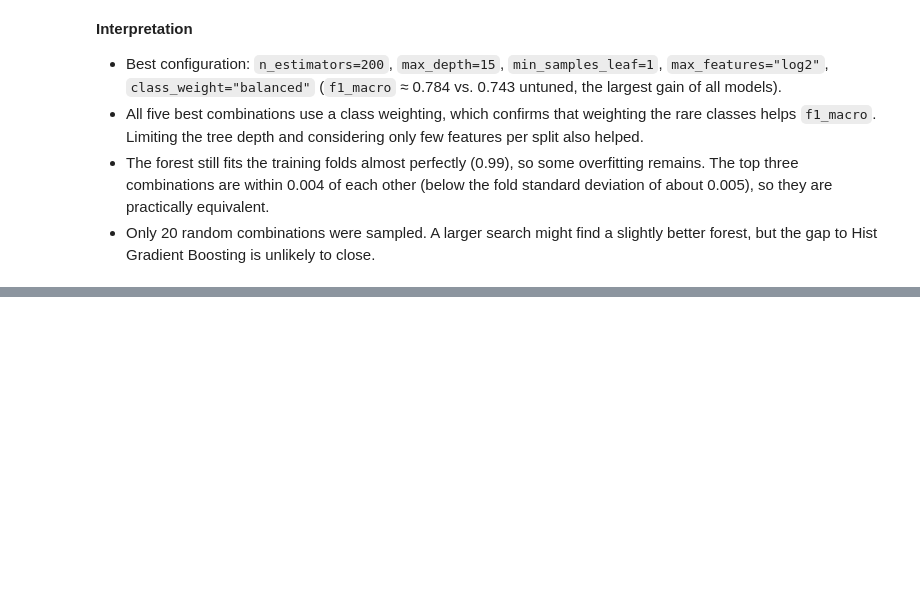
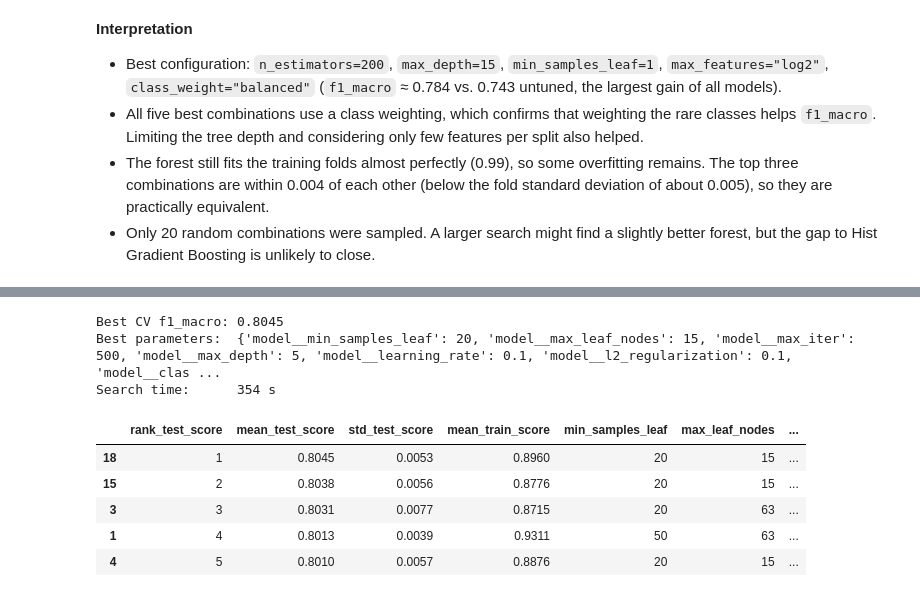
Before and after one commit to marc-matull/personality-predictor, a Jupyter notebook: notebooks/02_modeling.ipynb, the cells around one changed output, grey strips where cells are left out. Cells and saved outputs as stored; diff of their text form; code cells hidden in the pictures; blank space fills up the shorter version.

Commit message:
feat(tuning): tune hist gradient boosting

```diff
--- a/notebooks/02_modeling.ipynb
+++ b/notebooks/02_modeling.ipynb
@@ -505,0 +522,41 @@ Search time:      231 s
+# %%
+hgb_search = RandomizedSearchCV(
+    estimator=make_pipeline(
+        HistGradientBoostingClassifier(random_state=config.RANDOM_STATE)
+    ),
+    param_distributions={
+        "model__learning_rate": [0.02, 0.05, 0.1, 0.2],
+        "model__max_iter": [200, 500],
+        "model__max_depth": [3, 5, 7, None],
+        "model__max_leaf_nodes": [15, 31, 63],
+        "model__min_samples_leaf": [20, 50, 100],
+        "model__l2_regularization": [0, 0.1, 1, 10],
+        "model__class_weight": [None, "balanced"],
+    },
+    n_iter=20,
+    scoring="f1_macro",
+    cv=get_cv_splitter(),
+    n_jobs=-1,
+    random_state=config.RANDOM_STATE,
+    return_train_score=True,
+)
+
+start = time.perf_counter()
+hgb_search.fit(X_train, y_train)
+search_times["Hist Gradient Boosting"] = time.perf_counter() - start
+tuned_searches["Hist Gradient Boosting"] = hgb_search
+
+print(f"Best CV f1_macro: {hgb_search.best_score_:.4f}")
+print(f"Best parameters:  {hgb_search.best_params_}")
+print(f"Search time:      {search_times['Hist Gradient Boosting']:.0f} s")
+summarize_search(hgb_search)
+# %% [output]
+Best CV f1_macro: 0.8045
+Best parameters:  {'model__min_samples_leaf': 20, 'model__max_leaf_nodes': 15, 'model__max_iter': 500, 'model__max_depth': 5, 'model__learning_rate': 0.1, 'model__l2_regularization': 0.1, 'model__clas ...
+Search time:      354 s
+|  | rank_test_score | mean_test_score | std_test_score | mean_train_score | min_samples_leaf | max_leaf_nodes | ... |
+| 18 | 1 | 0.8045 | 0.0053 | 0.8960 | 20 | 15 | ... |
+| 15 | 2 | 0.8038 | 0.0056 | 0.8776 | 20 | 15 | ... |
+| 3 | 3 | 0.8031 | 0.0077 | 0.8715 | 20 | 63 | ... |
+| 1 | 4 | 0.8013 | 0.0039 | 0.9311 | 50 | 63 | ... |
+| 4 | 5 | 0.8010 | 0.0057 | 0.8876 | 20 | 15 | ... |
```
Also changed, not shown: parts of 2 cells of this notebook.
